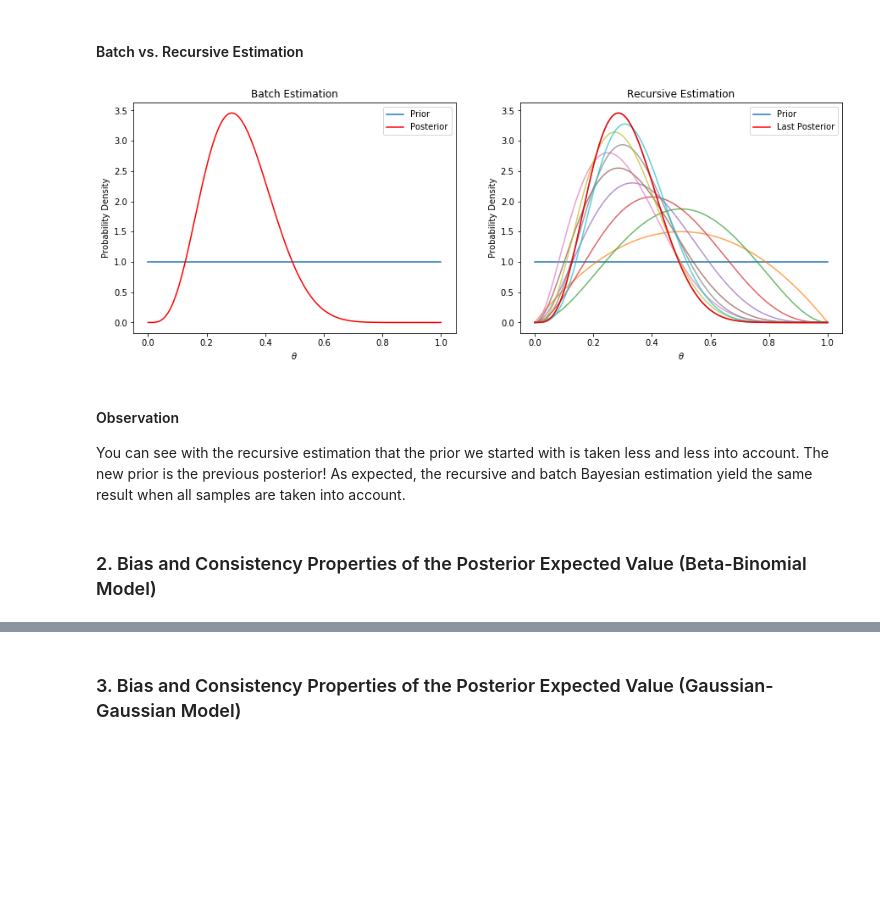
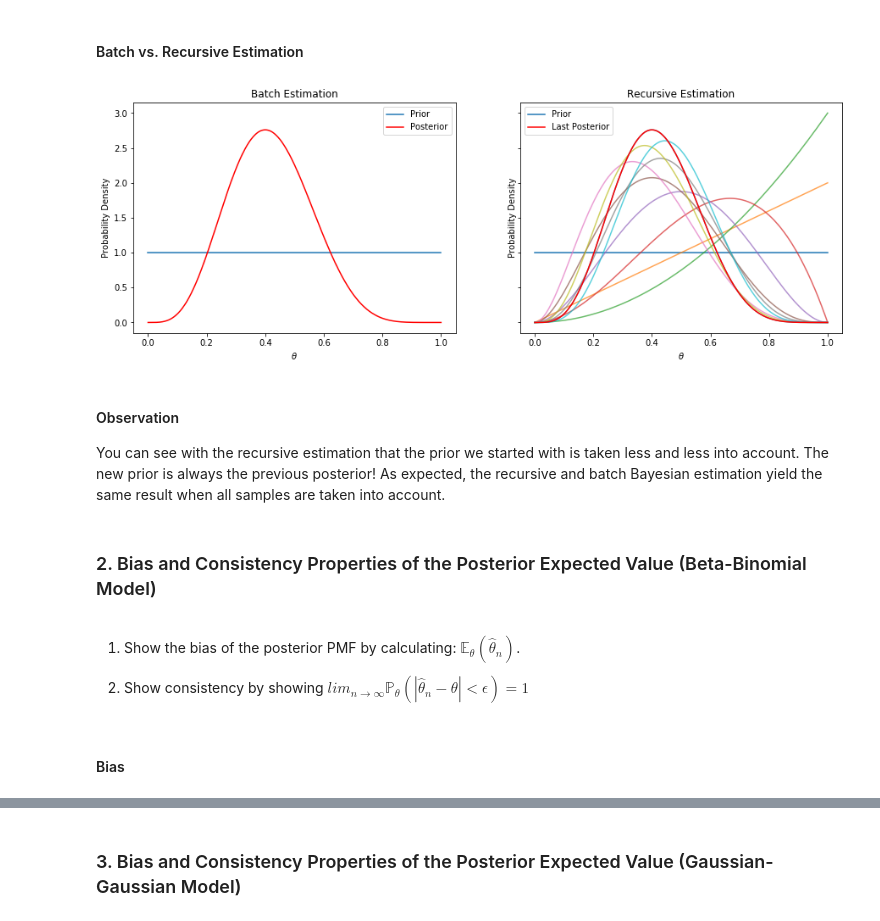
Before and after one commit to DorotheaMueller/statistics_assignments, a Jupyter notebook: ex_3.ipynb, the cells around one changed output, grey strips where cells are left out. Saved outputs shown, nothing was run; the diff lists cells and outputs as text; code cells hidden in the pictures; blank space fills up the shorter version.

Commit message:
fix 1.1, start 1.2

```diff
--- a/ex_3.ipynb
+++ b/ex_3.ipynb
@@ -88,40 +88,49 @@ sample = bernoulli.rvs(theta_unknown, size = n)
 n_pos = sample.sum()
 
 prior = beta.pdf(x = theta_range, a = a, b = b)
-posterior_batch = beta.pdf(x = theta_range, a = a + n_pos, b = b + n)
+posterior_batch = beta.pdf(x = theta_range, a = a + n_pos, b = b + n - n_pos)
 # %%
-fig, axs = plt.subplots(1, 2, figsize = (15, 5), sharex=True)
+fig, axs = plt.subplots(1, 2, figsize = (15, 5), sharex=True, sharey=True)
 
 for ax in axs:
     ax.plot(theta_range, prior, label = "Prior")
     ax.set_xlabel(r"$\theta$")
     ax.set_ylabel('Probability Density')
 
 
 # Batch
 axs[0].set_title("Batch Estimation")
 axs[0].plot(theta_range, posterior_batch, color = 'red', label = "Posterior")
 
 # Recursive
 axs[1].set_title("Recursive Estimation")
 for num, i in enumerate(sample):
     a = a + i
-    b = b + 1
-    posterior_batch = beta.pdf(x = theta_range, a = a, b = b)
-    axs[1].plot(theta_range, posterior_batch, alpha = 0.7)
+    b = b + 1 - i
+    posterior_rec = beta.pdf(x = theta_range, a = a, b = b)
+    axs[1].plot(theta_range, posterior_rec, alpha = 0.7)
     if num == n-1:
-        axs[1].plot(theta_range, posterior_batch, color = 'red', label = 'Last Posterior')
+        axs[1].plot(theta_range, posterior_rec, color = 'red', label = 'Last Posterior')
 
 axs[0].legend()
 axs[1].legend()
 
 plt.legend();
 # %% [output]
-[figure, old version]
+[figure, new version]
 # %% [markdown]
 #### Observation
 
-You can see with the recursive estimation that the prior we started with is taken less and less into account. The new prior is the previous posterior!
+You can see with the recursive estimation that the prior we started with is taken less and less into account. The new prior is always the previous posterior!
 As expected, the recursive and batch Bayesian estimation yield the same result when all samples are taken into account.
 # %% [markdown]
 ### 2. Bias and Consistency Properties of the Posterior Expected Value (Beta-Binomial Model)
+# %% [markdown]
+1) Show the bias of the posterior PMF by calculating:
+$\mathbb{E}_{\theta}(\hat{\theta}_n)$.
+
+2) Show consistency by showing
+$lim_{n \to \infty} \mathbb{P}_{\theta}(|\hat{\theta}_n-\theta|<\epsilon)=1$
+# %% [markdown]
+
+#### Bias
```
Also changed, not shown: parts of 4 cells of this notebook.
